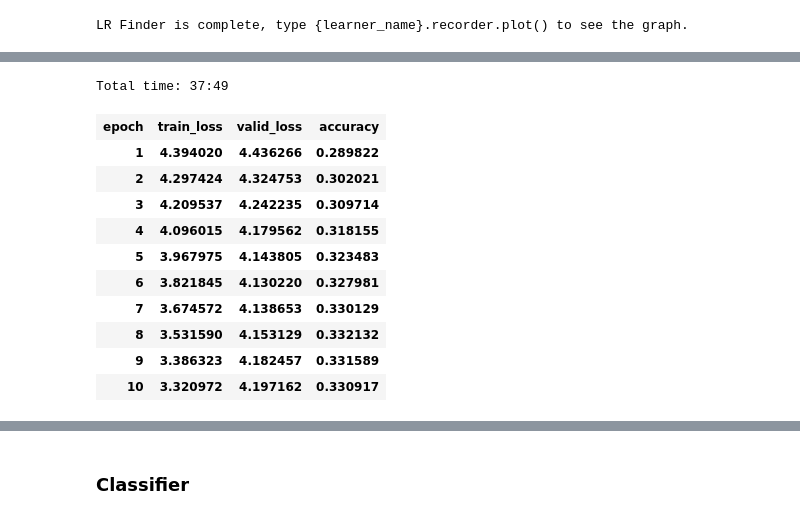
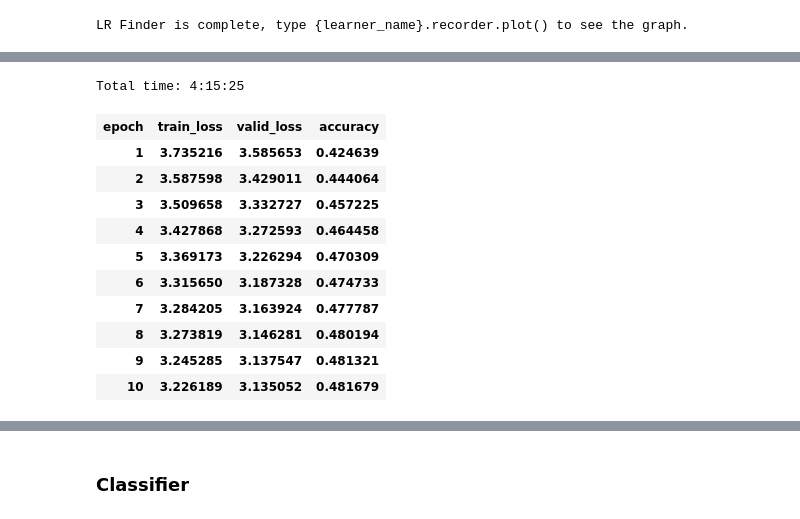
Before and after one commit to n-waves/multifit, a Jupyter notebook: experiments/wiki-100-unk-lm-rusent-class-v1.ipynb, the cells around one changed output, grey strips where cells are left out. Cells and saved outputs as stored; diff of their text form; code cells hidden in the pictures.

```diff
--- a/experiments/wiki-100-unk-lm-rusent-class-v1.ipynb
+++ b/experiments/wiki-100-unk-lm-rusent-class-v1.ipynb
@@ -326,15 +324,15 @@ learner.recorder.plot(skip_end=15)
 # %%
-learner.fit_one_cycle(10, 3e-3, moms=moms)
+learner.fit_one_cycle(10, 1e-3, moms=moms)
 # %% [output]
-Total time: 37:49
+Total time: 4:15:25
 | epoch | train_loss | valid_loss | accuracy |
-| 1 | 4.394020 | 4.436266 | 0.289822 |
-| 2 | 4.297424 | 4.324753 | 0.302021 |
-| 3 | 4.209537 | 4.242235 | 0.309714 |
-| 4 | 4.096015 | 4.179562 | 0.318155 |
-| 5 | 3.967975 | 4.143805 | 0.323483 |
-| 6 | 3.821845 | 4.130220 | 0.327981 |
-| 7 | 3.674572 | 4.138653 | 0.330129 |
-| 8 | 3.531590 | 4.153129 | 0.332132 |
-| 9 | 3.386323 | 4.182457 | 0.331589 |
-| 10 | 3.320972 | 4.197162 | 0.330917 |
+| 1 | 3.735216 | 3.585653 | 0.424639 |
+| 2 | 3.587598 | 3.429011 | 0.444064 |
+| 3 | 3.509658 | 3.332727 | 0.457225 |
+| 4 | 3.427868 | 3.272593 | 0.464458 |
+| 5 | 3.369173 | 3.226294 | 0.470309 |
+| 6 | 3.315650 | 3.187328 | 0.474733 |
+| 7 | 3.284205 | 3.163924 | 0.477787 |
+| 8 | 3.273819 | 3.146281 | 0.480194 |
+| 9 | 3.245285 | 3.137547 | 0.481321 |
+| 10 | 3.226189 | 3.135052 | 0.481679 |
```
Also changed, not shown: parts of 47 cells of this notebook.
